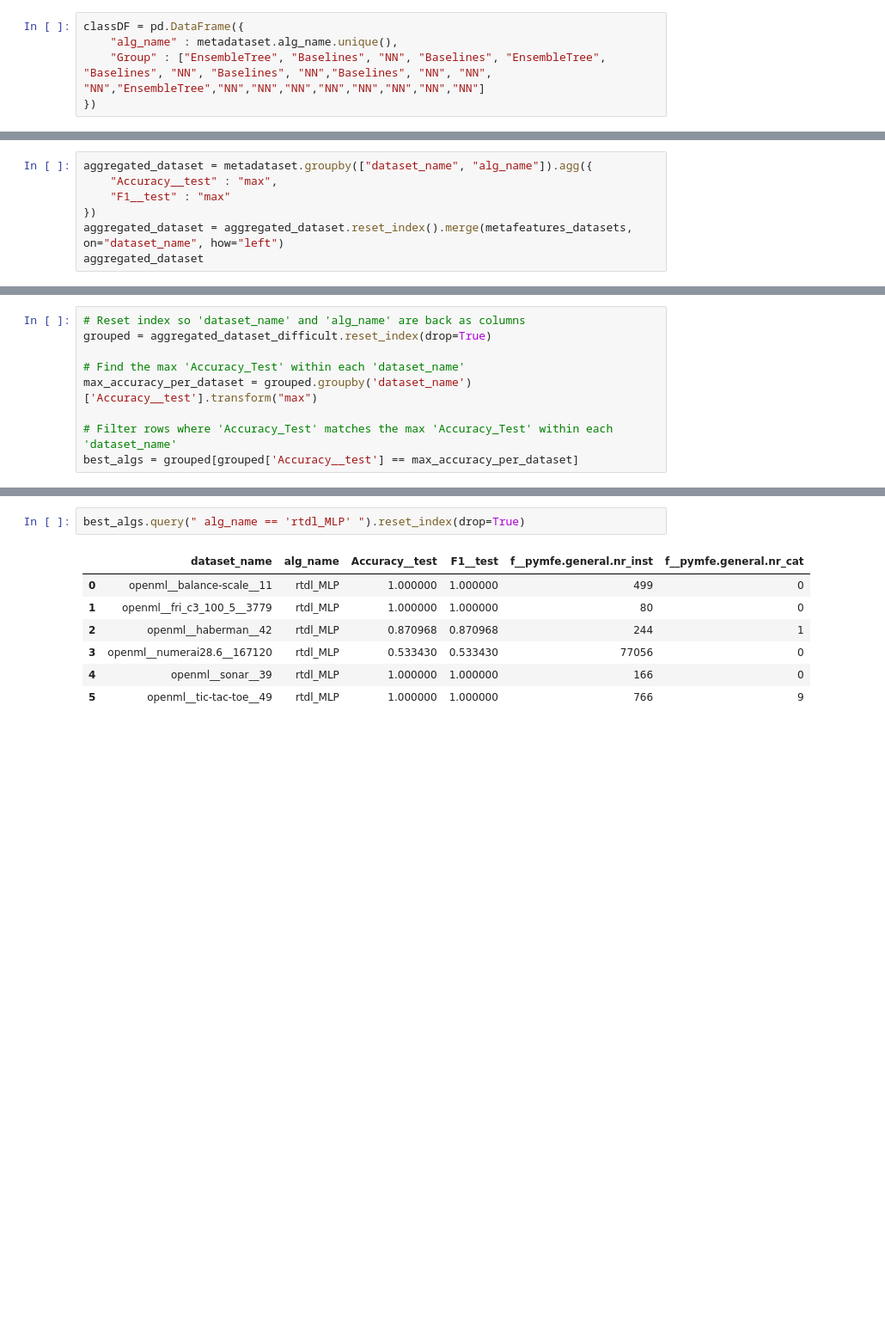
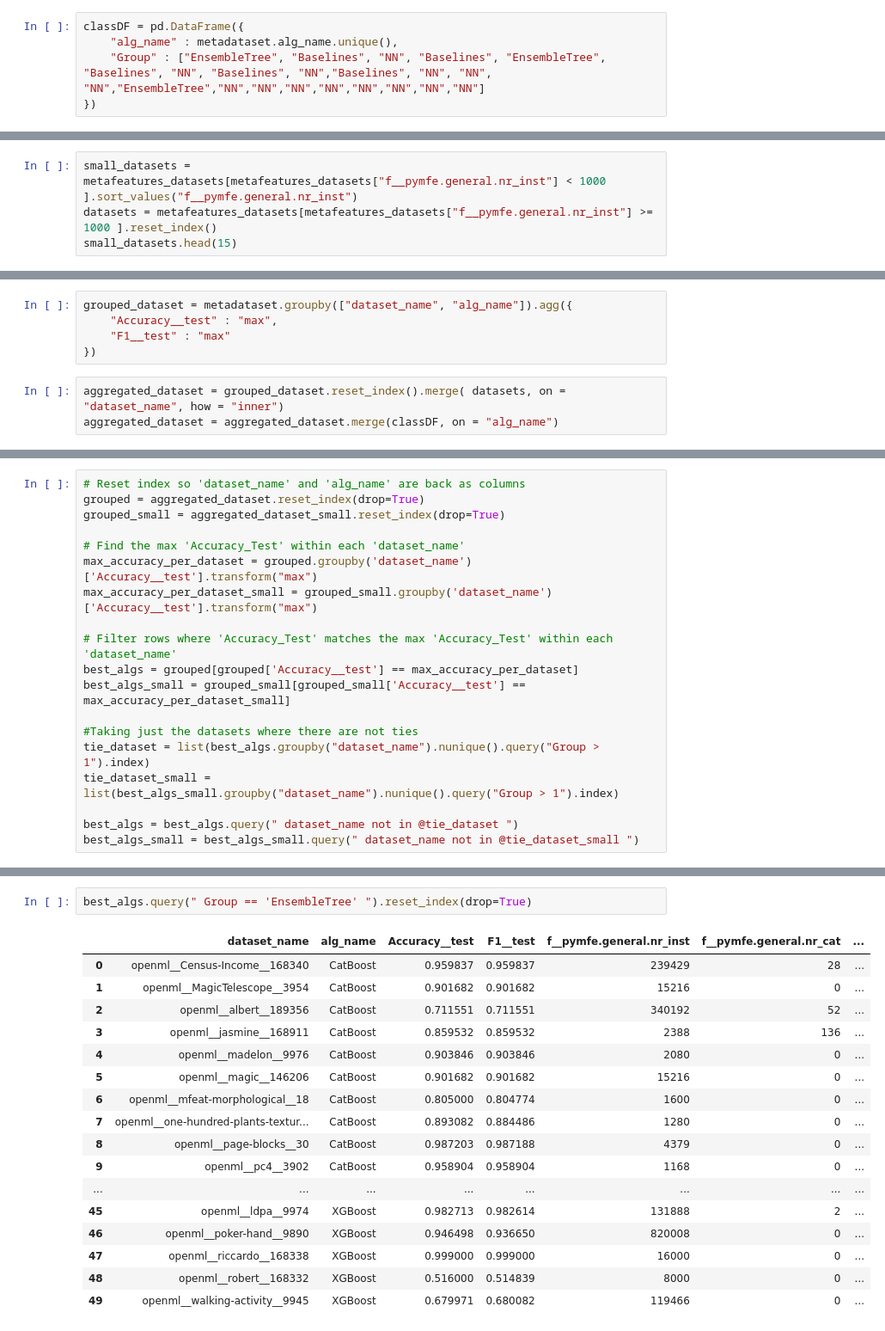
Before and after one commit to Loris697/TabularDeepLearning, a Jupyter notebook: Result Analysis.ipynb, the cells around one changed output, grey strips where cells are left out. Shown at 86% size. Drawn from its saved outputs; the diff is of its cells as text; blank space fills up the shorter version.

```diff
--- a/Result Analysis.ipynb
+++ b/Result Analysis.ipynb
@@ -146,0 +110,4 @@ metadataset.groupby(["alg_name"]).agg({
+# %%
+small_datasets = metafeatures_datasets[metafeatures_datasets["f__pymfe.general.nr_inst"] < 1000 ].sort_values("f__pymfe.general.nr_inst")
+datasets = metafeatures_datasets[metafeatures_datasets["f__pymfe.general.nr_inst"] >= 1000 ].reset_index()
+small_datasets.head(15)
@@ -147,7 +148,8 @@ metadataset.groupby(["alg_name"]).agg({
+# %%
+grouped_dataset = metadataset.groupby(["dataset_name", "alg_name"]).agg({
+    "Accuracy__test" : "max",
+    "F1__test" : "max"
+})
 # %%
-aggregated_dataset = metadataset.groupby(["dataset_name", "alg_name"]).agg({
-    "Accuracy__test" : "max",
-    "F1__test" : "max"
-})
-aggregated_dataset = aggregated_dataset.reset_index().merge(metafeatures_datasets, on="dataset_name", how="left")
-aggregated_dataset
+aggregated_dataset = grouped_dataset.reset_index().merge( datasets, on = "dataset_name", how = "inner")
+aggregated_dataset = aggregated_dataset.merge(classDF, on = "alg_name")
@@ -215,9 +170,19 @@ aggregated_dataset_difficult = aggregated_dataset.query("dataset_name not in @hi
 # %%
 # Reset index so 'dataset_name' and 'alg_name' are back as columns
-grouped = aggregated_dataset_difficult.reset_index(drop=True)
+grouped = aggregated_dataset.reset_index(drop=True)
+grouped_small = aggregated_dataset_small.reset_index(drop=True)
 
 # Find the max 'Accuracy_Test' within each 'dataset_name'
 max_accuracy_per_dataset = grouped.groupby('dataset_name')['Accuracy__test'].transform("max")
+max_accuracy_per_dataset_small = grouped_small.groupby('dataset_name')['Accuracy__test'].transform("max")
 
 # Filter rows where 'Accuracy_Test' matches the max 'Accuracy_Test' within each 'dataset_name'
 best_algs = grouped[grouped['Accuracy__test'] == max_accuracy_per_dataset]
+best_algs_small = grouped_small[grouped_small['Accuracy__test'] == max_accuracy_per_dataset_small]
+
+#Taking just the datasets where there are not ties
+tie_dataset = list(best_algs.groupby("dataset_name").nunique().query("Group > 1").index)
+tie_dataset_small = list(best_algs_small.groupby("dataset_name").nunique().query("Group > 1").index)
+
+best_algs = best_algs.query(" dataset_name not in @tie_dataset ")
+best_algs_small = best_algs_small.query(" dataset_name not in @tie_dataset_small ")
@@ -269,11 +310,21 @@ best_algs.query(" alg_name == 'MLP' ").reset_index(drop=True)
 # %%
-best_algs.query(" alg_name == 'rtdl_MLP' ").reset_index(drop=True)
+best_algs.query(" Group == 'EnsembleTree' ").reset_index(drop=True)
 # %% [output]
-|  | dataset_name | alg_name | Accuracy__test | F1__test | f__pymfe.general.nr_inst | f__pymfe.general.nr_cat |
-| 0 | openml__balance-scale__11 | rtdl_MLP | 1.000000 | 1.000000 | 499 | 0 |
-| 1 | openml__fri_c3_100_5__3779 | rtdl_MLP | 1.000000 | 1.000000 | 80 | 0 |
-| 2 | openml__haberman__42 | rtdl_MLP | 0.870968 | 0.870968 | 244 | 1 |
-| 3 | openml__numerai28.6__167120 | rtdl_MLP | 0.533430 | 0.533430 | 77056 | 0 |
-| 4 | openml__sonar__39 | rtdl_MLP | 1.000000 | 1.000000 | 166 | 0 |
-| 5 | openml__tic-tac-toe__49 | rtdl_MLP | 1.000000 | 1.000000 | 766 | 9 |
+|  | dataset_name | alg_name | Accuracy__test | F1__test | f__pymfe.general.nr_inst | f__pymfe.general.nr_cat | ... |
+| 0 | openml__Census-Income__168340 | CatBoost | 0.959837 | 0.959837 | 239429 | 28 | ... |
+| 1 | openml__MagicTelescope__3954 | CatBoost | 0.901682 | 0.901682 | 15216 | 0 | ... |
+| 2 | openml__albert__189356 | CatBoost | 0.711551 | 0.711551 | 340192 | 52 | ... |
+| 3 | openml__jasmine__168911 | CatBoost | 0.859532 | 0.859532 | 2388 | 136 | ... |
+| 4 | openml__madelon__9976 | CatBoost | 0.903846 | 0.903846 | 2080 | 0 | ... |
+| 5 | openml__magic__146206 | CatBoost | 0.901682 | 0.901682 | 15216 | 0 | ... |
+| 6 | openml__mfeat-morphological__18 | CatBoost | 0.805000 | 0.804774 | 1600 | 0 | ... |
+| 7 | openml__one-hundred-plants-textur... | CatBoost | 0.893082 | 0.884486 | 1280 | 0 | ... |
+| 8 | openml__page-blocks__30 | CatBoost | 0.987203 | 0.987188 | 4379 | 0 | ... |
+| 9 | openml__pc4__3902 | CatBoost | 0.958904 | 0.958904 | 1168 | 0 | ... |
+| ... | ... | ... | ... | ... | ... | ... | ... |
+| 45 | openml__ldpa__9974 | XGBoost | 0.982713 | 0.982614 | 131888 | 2 | ... |
+| 46 | openml__poker-hand__9890 | XGBoost | 0.946498 | 0.936650 | 820008 | 0 | ... |
+| 47 | openml__riccardo__168338 | XGBoost | 0.999000 | 0.999000 | 16000 | 0 | ... |
+| 48 | openml__robert__168332 | XGBoost | 0.516000 | 0.514839 | 8000 | 0 | ... |
+| 49 | openml__walking-activity__9945 | XGBoost | 0.679971 | 0.680082 | 119466 | 0 | ... |
 # %%
```
Also changed, not shown: parts of 49 cells of this notebook, 3 other files.
